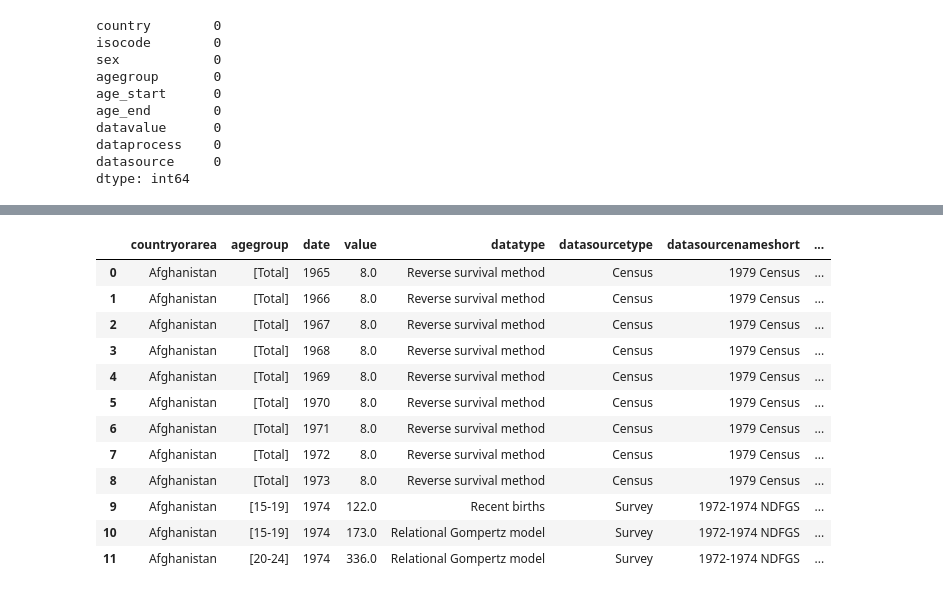
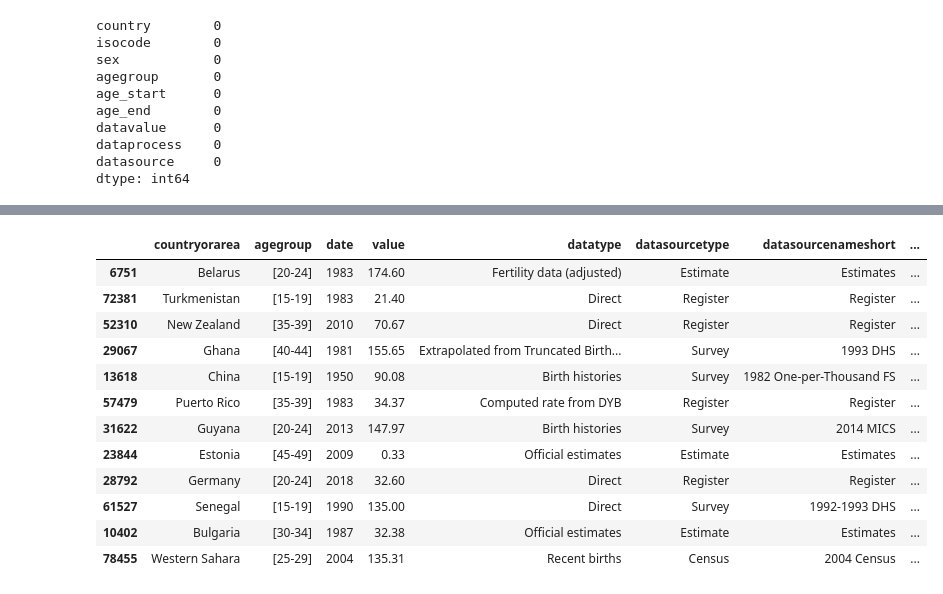
Before and after one commit to YkslB/marriage_statistics, a Jupyter notebook: scripts/Cleaning.ipynb, the cells around one changed output, grey strips where cells are left out. Saved outputs shown, nothing was run; the diff lists cells and outputs as text; code cells hidden in the pictures.

```diff
--- a/scripts/Cleaning.ipynb
+++ b/scripts/Cleaning.ipynb
@@ -750,4 +750,4 @@ df_13.replace({
     "agegroup": "age_group",
     "countryorarea": "country",
     "datatype": "data_type",
-})
+},inplace=True)
@@ -768,21 +754,21 @@ df_13.replace({
 # %%
 df_13['date'] = df_13['date'].astype(int)
 df_13['value'] = df_13['value'].round(2)
-df_13.head(12)
+df_13.sample(12)
 # %% [output]
 |  | countryorarea | agegroup | date | value | datatype | datasourcetype | datasourcenameshort | ... |
-| 0 | Afghanistan | [Total] | 1965 | 8.0 | Reverse survival method | Census | 1979 Census | ... |
-| 1 | Afghanistan | [Total] | 1966 | 8.0 | Reverse survival method | Census | 1979 Census | ... |
-| 2 | Afghanistan | [Total] | 1967 | 8.0 | Reverse survival method | Census | 1979 Census | ... |
-| 3 | Afghanistan | [Total] | 1968 | 8.0 | Reverse survival method | Census | 1979 Census | ... |
-| 4 | Afghanistan | [Total] | 1969 | 8.0 | Reverse survival method | Census | 1979 Census | ... |
-| 5 | Afghanistan | [Total] | 1970 | 8.0 | Reverse survival method | Census | 1979 Census | ... |
-| 6 | Afghanistan | [Total] | 1971 | 8.0 | Reverse survival method | Census | 1979 Census | ... |
-| 7 | Afghanistan | [Total] | 1972 | 8.0 | Reverse survival method | Census | 1979 Census | ... |
-| 8 | Afghanistan | [Total] | 1973 | 8.0 | Reverse survival method | Census | 1979 Census | ... |
-| 9 | Afghanistan | [15-19] | 1974 | 122.0 | Recent births | Survey | 1972-1974 NDFGS | ... |
-| 10 | Afghanistan | [15-19] | 1974 | 173.0 | Relational Gompertz model | Survey | 1972-1974 NDFGS | ... |
-| 11 | Afghanistan | [20-24] | 1974 | 336.0 | Relational Gompertz model | Survey | 1972-1974 NDFGS | ... |
+| 6751 | Belarus | [20-24] | 1983 | 174.60 | Fertility data (adjusted) | Estimate | Estimates | ... |
+| 72381 | Turkmenistan | [15-19] | 1983 | 21.40 | Direct | Register | Register | ... |
+| 52310 | New Zealand | [35-39] | 2010 | 70.67 | Direct | Register | Register | ... |
+| 29067 | Ghana | [40-44] | 1981 | 155.65 | Extrapolated from Truncated Birth... | Survey | 1993 DHS | ... |
+| 13618 | China | [15-19] | 1950 | 90.08 | Birth histories | Survey | 1982 One-per-Thousand FS | ... |
+| 57479 | Puerto Rico | [35-39] | 1983 | 34.37 | Computed rate from DYB | Register | Register | ... |
+| 31622 | Guyana | [20-24] | 2013 | 147.97 | Birth histories | Survey | 2014 MICS | ... |
+| 23844 | Estonia | [45-49] | 2009 | 0.33 | Official estimates | Estimate | Estimates | ... |
+| 28792 | Germany | [20-24] | 2018 | 32.60 | Direct | Register | Register | ... |
+| 61527 | Senegal | [15-19] | 1990 | 135.00 | Direct | Survey | 1992-1993 DHS | ... |
+| 10402 | Bulgaria | [30-34] | 1987 | 32.38 | Official estimates | Estimate | Estimates | ... |
+| 78455 | Western Sahara | [25-29] | 2004 | 135.31 | Recent births | Census | 2004 Census | ... |
 # %%
 #df_13.to_csv("cleaned_fertility_indicators.csv", index=False)
 # %%
```
Also changed, not shown: parts of 34 cells of this notebook, 4 other files.
